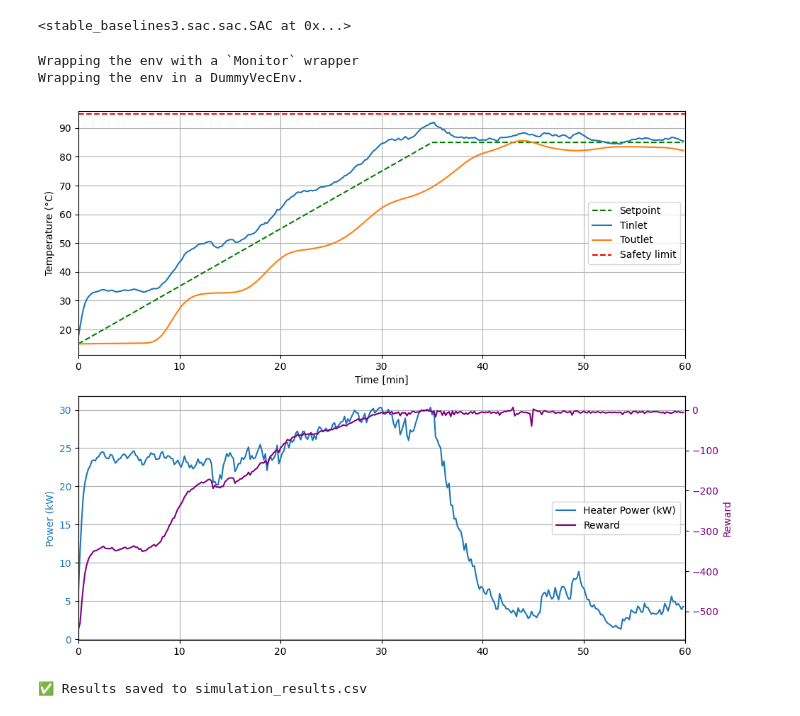
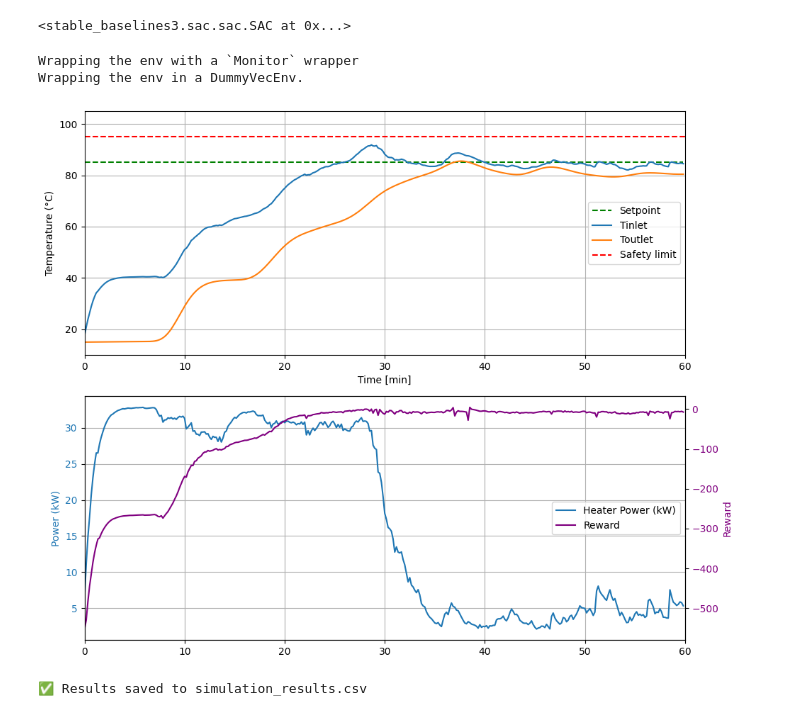
Before and after one commit to cetiennec/etiennechassaing.github.io, a Jupyter notebook: static/book/_sources/train_env.ipynb, the cells around one changed output. Drawn from its saved outputs; the diff is of its cells as text; code cells hidden in the pictures.

```diff
--- a/static/book/_sources/train_env.ipynb
+++ b/static/book/_sources/train_env.ipynb
@@ -34,7 +34,7 @@ Logging to ./tensorboard/SAC_pipeheater_30
 # %%
 model.save("sac_pipeheater_model")
 # %%
-env = PipeHeaterSafeEnvGymnasium(params, Tinlet=15, Tset=85, T_ext=20, dt=10.0, t_final=3600, ramped = True)
+env = PipeHeaterSafeEnvGymnasium(params, Tinlet=15, Tset=85, T_ext=20, dt=10.0, t_final=3600, ramped = False)
 
 model = SAC.load("sac_pipeheater_model", env=env)
 
@@ -91,6 +91,8 @@ ax1.axhline(95, color="red", linestyle="--", label="Safety limit")
 ax1.set_ylabel("Temperature (°C)")
 ax1.set_xlabel("Time [min]")
 ax1.set_xlim(0,60)
+ax1.set_ylim(10,105)
+
 ax1.legend(loc="right")
 ax1.grid(True)
 
@@ -109,32 +111,32 @@ ax4.set_ylabel("Reward", color="purple")
 ax4.tick_params(axis="y", labelcolor="purple")
 ax4.set_xlim(0,60)
 
 # Combine legends for the bottom subplot
 lines = [line1, line2]
 labels = [line.get_label() for line in lines]
 ax3.legend(lines, labels, loc="right")
 
 # Adjust layout to prevent overlap
 plt.tight_layout()
 
 # Save the figure
 plt.savefig("images/ramp_RL_results.png", dpi=300, bbox_inches="tight")
 plt.show()
 time_min = np.arange(0, len(Tin_hist), 1)/6.0
 
 # ---- save results to CSV ----
 df = pd.DataFrame({
     "time_min": time_min,
     "Tinlet": Tin_hist,
     "Toutlet": Tout_hist,
     "HeaterPower_kW": P_hist,
     "Reward": R_list
 })
 df.to_csv("results/ramp_RL_results.csv", index=False)
 
 print("✅ Results saved to simulation_results.csv")
 # %% [output]
 Wrapping the env with a `Monitor` wrapper
 Wrapping the env in a DummyVecEnv.
-[figure, old version]
+[figure, new version]
 ✅ Results saved to simulation_results.csv
```
Also changed, not shown: 7 other files.
